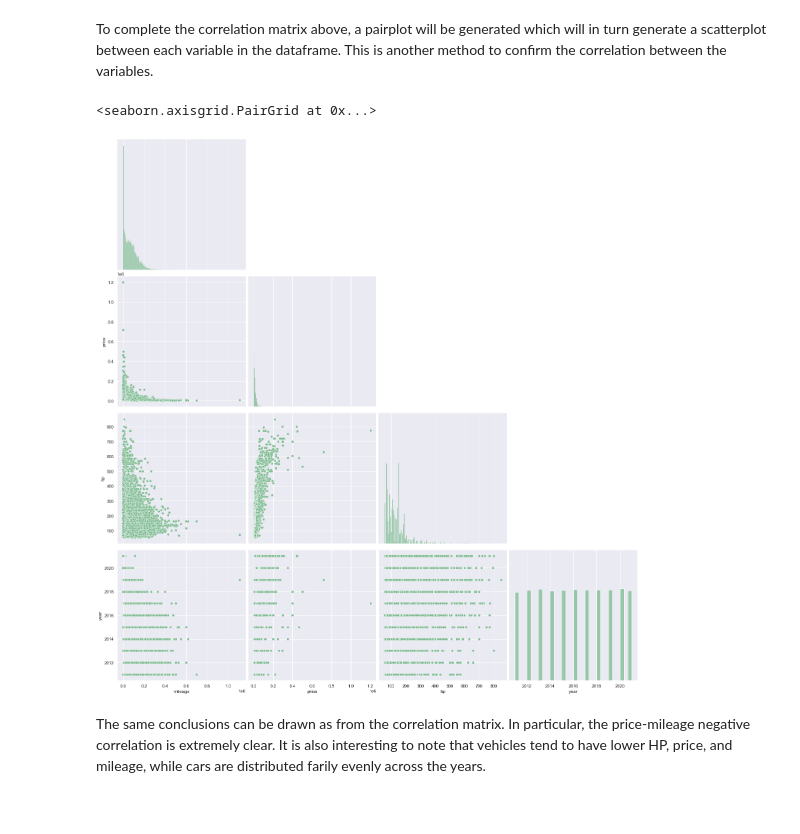
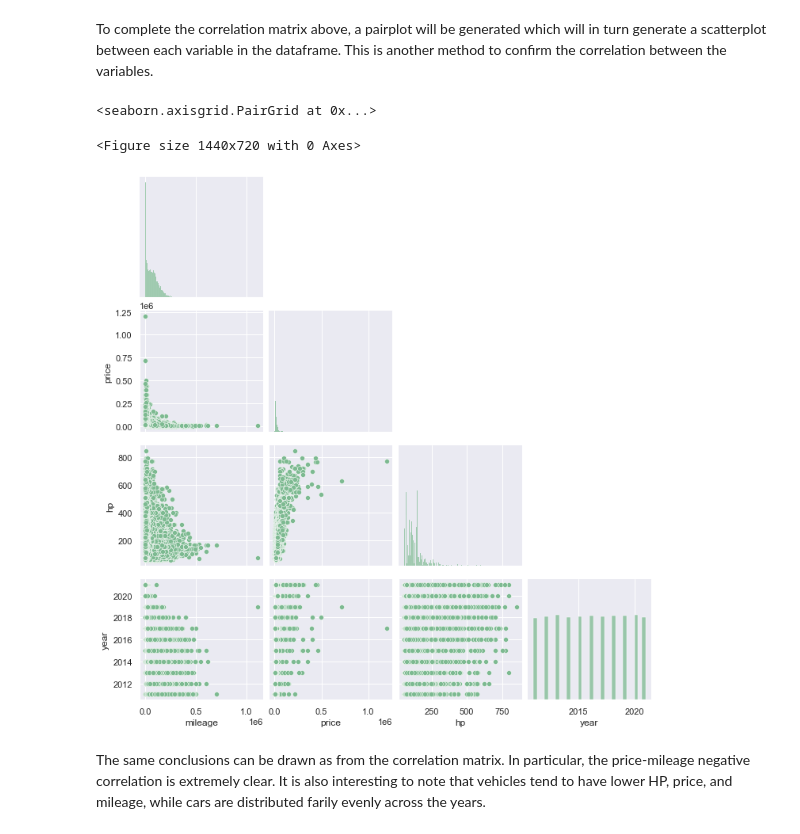
Before and after one commit to jared-p/Data-Analysis-of-German-Car-Marketplace, a Jupyter notebook: analysis/milestone2.ipynb, the cells around one changed output. Cells and saved outputs as stored; diff of their text form; code cells hidden in the pictures.

```diff
--- a/analysis/milestone2.ipynb
+++ b/analysis/milestone2.ipynb
@@ -199,10 +199,12 @@ It seems as if there is a positive correlation between price and horsepower whic
 # %% [markdown]
 To complete the correlation matrix above, a pairplot will be generated which will in turn generate a scatterplot between each variable in the dataframe. This is another method to confirm the correlation between the variables.
 # %%
+plt.figure(figsize=(20, 10))
 sns.pairplot(df, corner = True)
 # %% [output]
 <seaborn.axisgrid.PairGrid at 0x...>
+<Figure size 1440x720 with 0 Axes>
-[figure, old version]
+[figure, new version]
 # %% [markdown]
 The same conclusions can be drawn as from the correlation matrix. In particular, the price-mileage negative correlation is extremely clear. It is also interesting to note that vehicles tend to have lower HP, price, and mileage, while cars are distributed farily evenly across the years.
 # %% [markdown]
```
Also changed, not shown: parts of 28 cells of this notebook.
